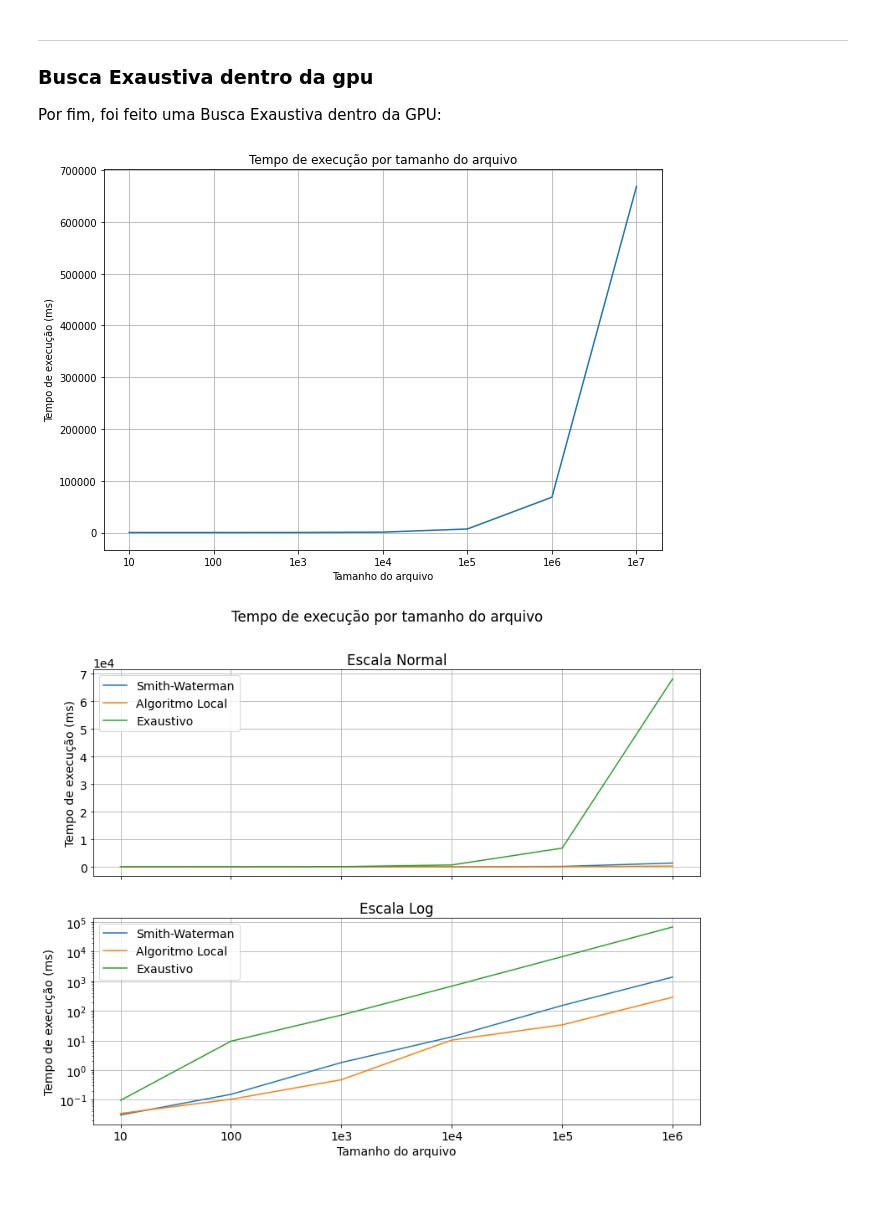
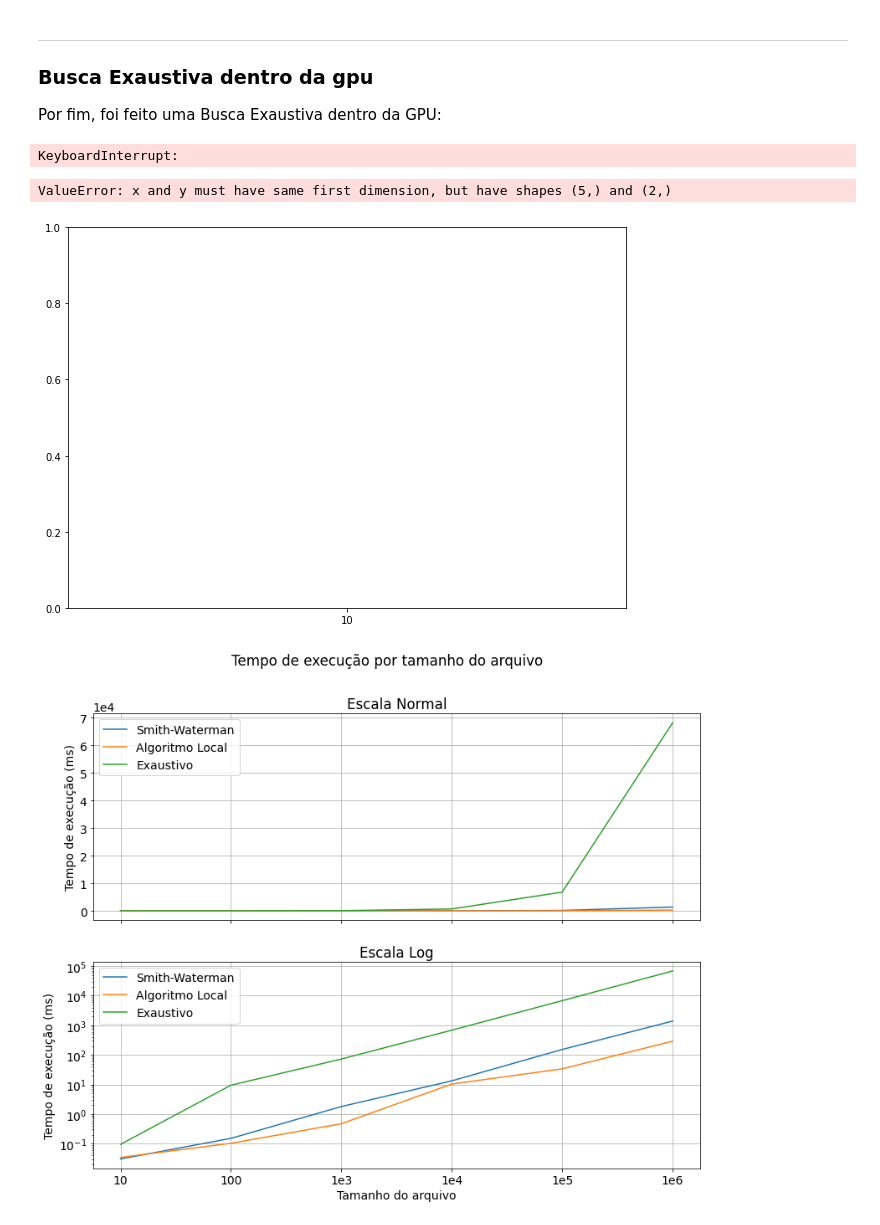
Before and after one commit to FidyBack/Heuristica, a Jupyter notebook: Relatorio_Final/Relatorio_Abel.ipynb, the cells around one changed output. Cells and saved outputs as stored; diff of their text form; code cells hidden in the pictures; blank space fills up the shorter version.

```diff
--- a/Relatorio_Final/Relatorio_Abel.ipynb
+++ b/Relatorio_Final/Relatorio_Abel.ipynb
@@ -92,19 +94,22 @@ Por fim, foi feito uma Busca Exaustiva dentro da GPU:
 # %%
 means_gpu = []
 
-mean_files(means_gpu, 'gpu', 7)
+mean_files(means_gpu, 'gpu', 4)
+# %% [output]
+KeyboardInterrupt:
 # %%
-sizes_gpu = sizes_exaust
+sizes_gpu = [ '10', '100', '1e3', '1e4']
 
 plt.figure(figsize = (10, 7))
 plt.plot(sizes_gpu, means_gpu)
 plt.xlabel('Tamanho do arquivo')
 plt.ylabel('Tempo de execução (ms)')
 plt.title('Tempo de execução por tamanho do arquivo')
 plt.grid(True)
 plt.show()
 # %% [output]
+ValueError: x and y must have same first dimension, but have shapes (5,) and (2,)
-[figure, old version]
+[figure, new version]
 # %%
 fig, axs = plt.subplots(2, figsize = (13, 10), sharex=True)
 fig.suptitle('Tempo de execução por tamanho do arquivo')
```
Also changed, not shown: parts of 3 cells of this notebook, 43 other files.
